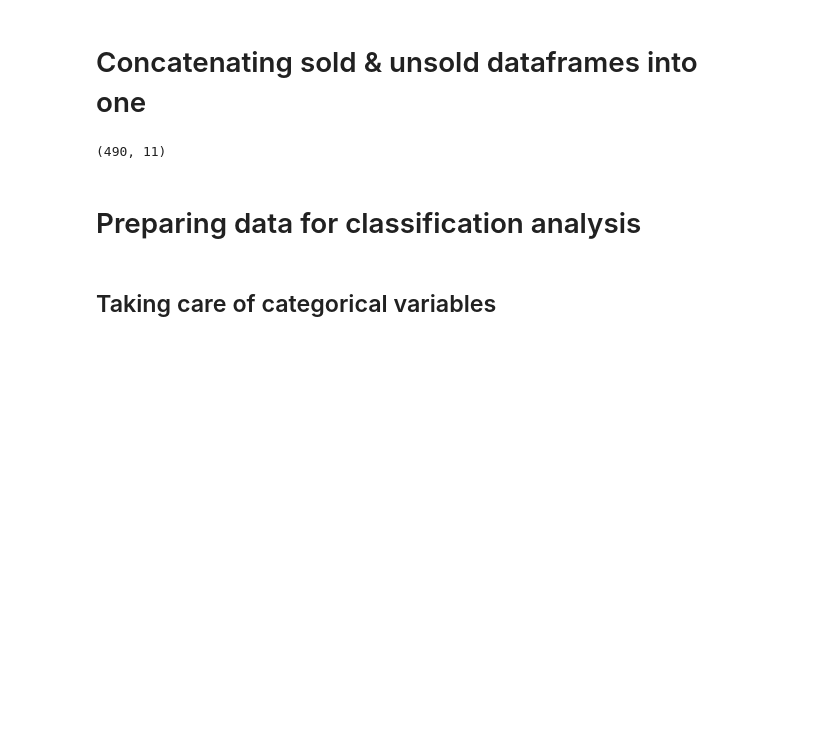
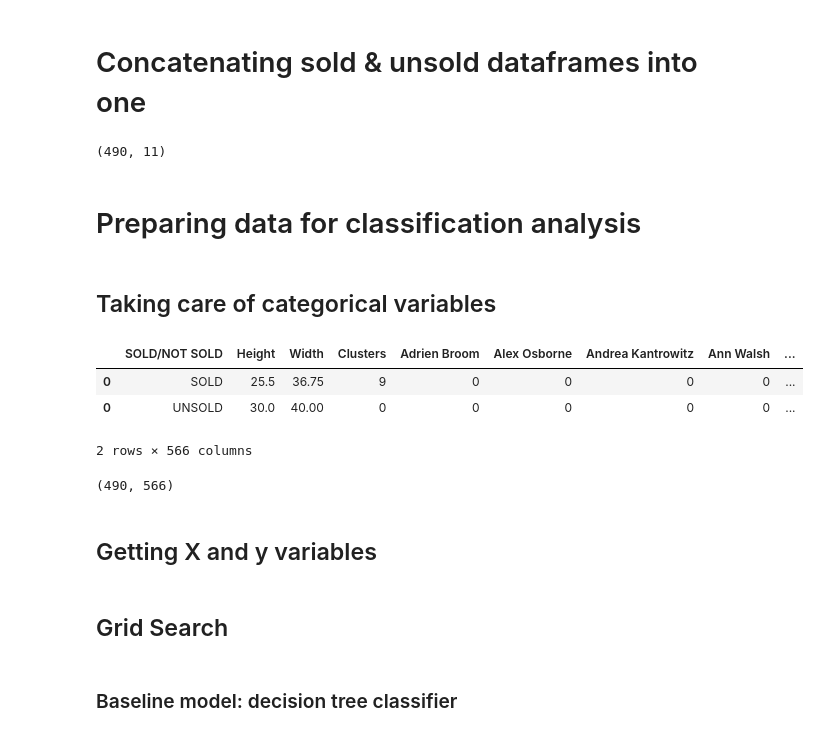
Before and after one commit to aulorbe/What-Makes-Art-Sell, a Jupyter notebook: classification.ipynb, the cells around one changed output. Cells and saved outputs as stored; diff of their text form; code cells hidden in the pictures; blank space fills up the shorter version.

```diff
--- a/classification.ipynb
+++ b/classification.ipynb
@@ -160,0 +159,13 @@ together_df = together_df.drop(columns=['Title', 'Dimensions', 'MediumL-','Size
+# %%
+together_df[:2]
+# %% [output]
+|  | SOLD/NOT SOLD | Height | Width | Clusters | Adrien Broom | Alex Osborne | Andrea Kantrowitz | Ann Walsh | ... |
+| 0 | SOLD | 25.5 | 36.75 | 9 | 0 | 0 | 0 | 0 | ... |
+| 0 | UNSOLD | 30.0 | 40.00 | 0 | 0 | 0 | 0 | 0 | ... |
+2 rows × 566 columns
+# %%
+together_df.shape
+# %% [output]
+(490, 566)
+# %% [markdown]
+## Getting X and y variables
@@ -160,0 +175,4 @@ together_df = together_df.drop(columns=['Title', 'Dimensions', 'MediumL-','Size
+# %% [markdown]
+## Grid Search
+# %% [markdown]
+### Baseline model: decision tree classifier
```
Also changed, not shown: parts of 13 cells of this notebook.
